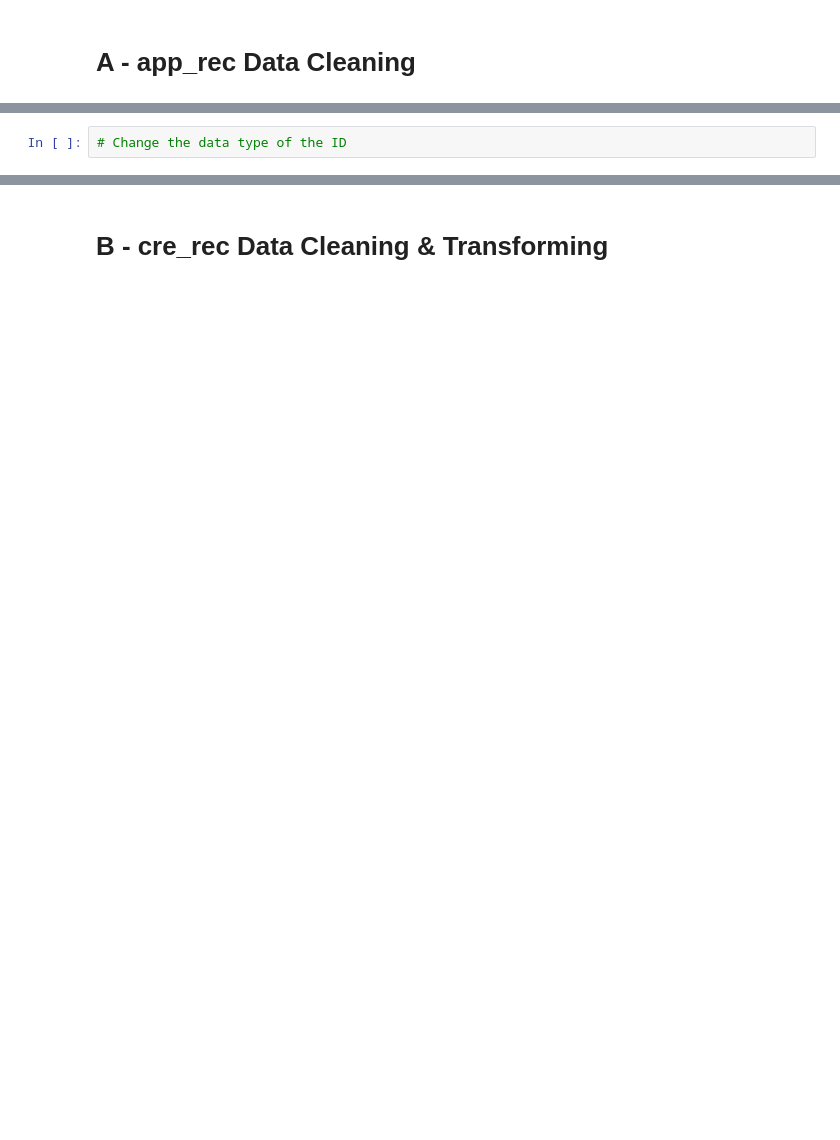
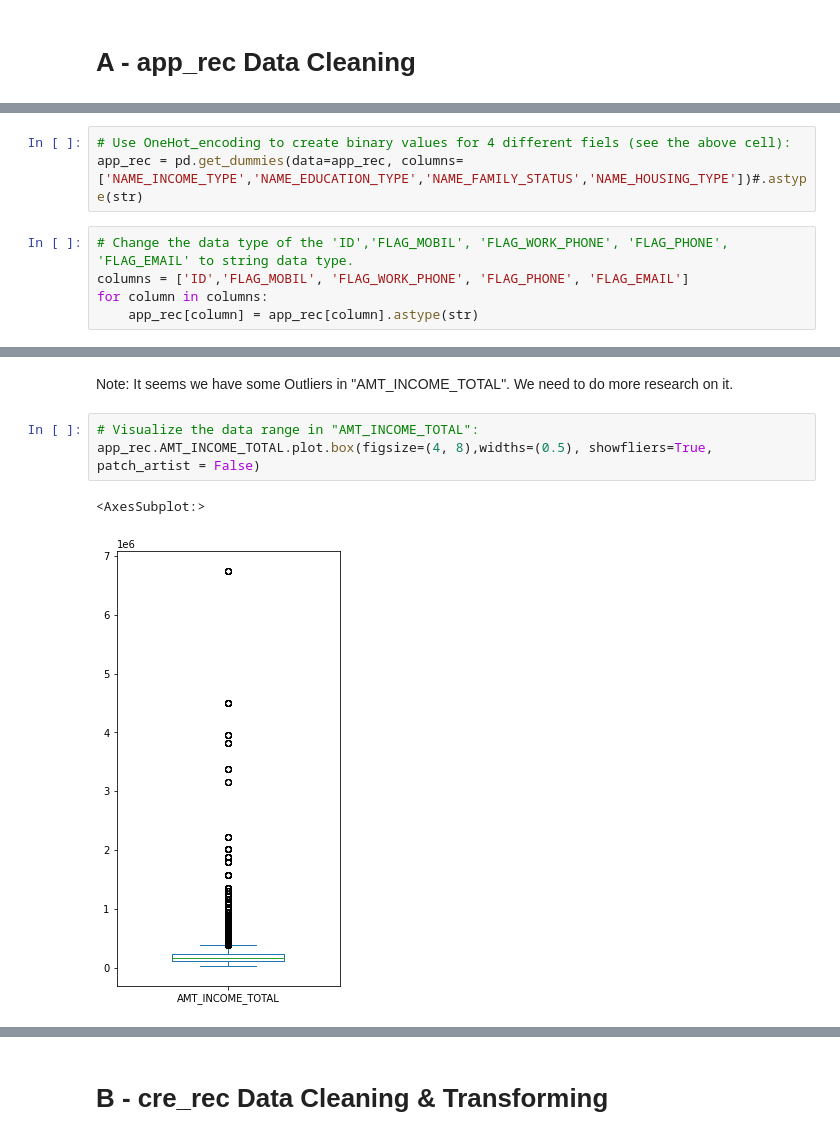
Before and after one commit to Davoodshahabi/Credit-Risk, a Jupyter notebook: credit_score_1.ipynb, the cells around one changed output, grey strips where cells are left out. Drawn from its saved outputs; the diff is of its cells as text; blank space fills up the shorter version.

```diff
--- a/credit_score_1.ipynb
+++ b/credit_score_1.ipynb
@@ -26,2 +81,10 @@ app_rec.head()
+# %%
+# Use OneHot_encoding to create binary values for 4 different fiels (see the above cell):
+app_rec = pd.get_dummies(data=app_rec, columns=['NAME_INCOME_TYPE','NAME_EDUCATION_TYPE','NAME_FAMILY_STATUS','NAME_HOUSING_TYPE'])#.astype(str)
+# %%
+# Change the data type of the 'ID','FLAG_MOBIL', 'FLAG_WORK_PHONE', 'FLAG_PHONE', 'FLAG_EMAIL' to string data type.
+columns = ['ID','FLAG_MOBIL', 'FLAG_WORK_PHONE', 'FLAG_PHONE', 'FLAG_EMAIL']
+for column in columns:
+    app_rec[column] = app_rec[column].astype(str)
 # %%
 app_rec.info()
@@ -31,2 +130,8 @@ app_rec.describe().T
-# %%
-# Change the data type of the ID
+# %% [markdown]
+Note: It seems we have some Outliers in "AMT_INCOME_TOTAL". We need to do more research on it.
+# %%
+# Visualize the data range in "AMT_INCOME_TOTAL":
+app_rec.AMT_INCOME_TOTAL.plot.box(figsize=(4, 8),widths=(0.5), showfliers=True, patch_artist = False)
+# %% [output]
+<AxesSubplot:>
+[figure, added]
```
Also changed, not shown: parts of 54 cells of this notebook.
